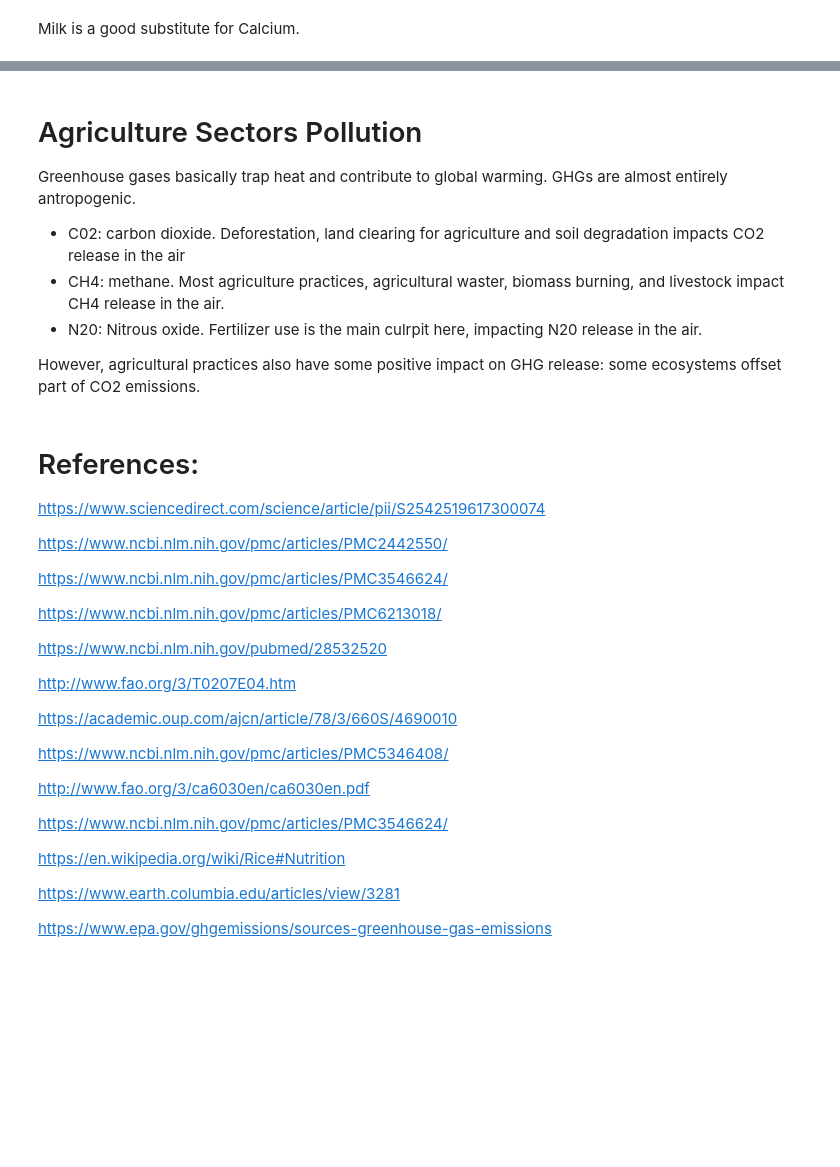
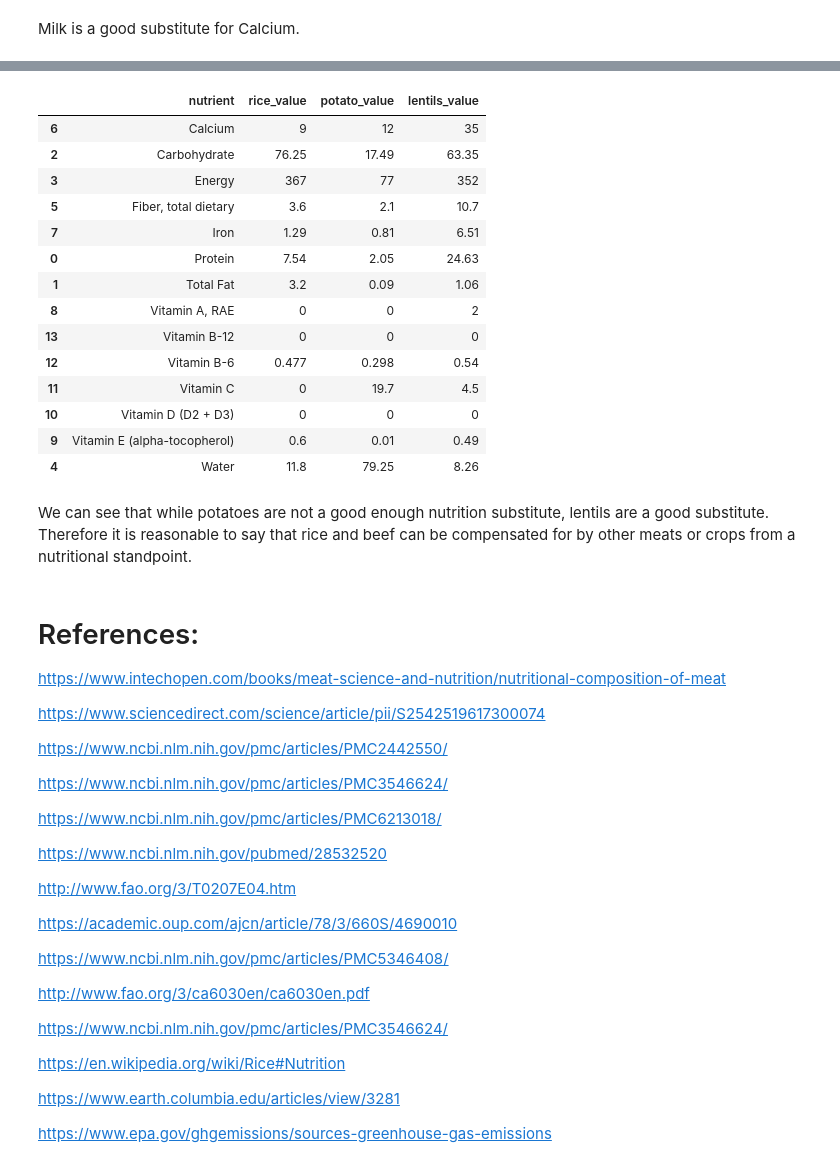
Before and after one commit to ChatPerche/ADA_Project, a Jupyter notebook: notebooks/nutrient_explanation.ipynb, the cells around one changed output, grey strips where cells are left out. Saved outputs shown, nothing was run; the diff lists cells and outputs as text; code cells hidden in the pictures; blank space fills up the shorter version.

Commit message:
rice vs. other

```diff
--- a/notebooks/nutrient_explanation.ipynb
+++ b/notebooks/nutrient_explanation.ipynb
@@ -236,15 +186,35 @@ fertilizers. Rice yields good energy, protein and carbohydrate nutritive value,
-# %% [markdown]
-# Agriculture Sectors Pollution
-
-
-Greenhouse gases basically trap heat and contribute to global warming. GHGs are almost entirely antropogenic.
-- C02: carbon dioxide. Deforestation, land clearing for agriculture and soil degradation impacts CO2 release in the air
-- CH4: methane. Most agriculture practices, agricultural waster, biomass burning, and livestock impact CH4 release in the air.
-- N20: Nitrous oxide. Fertilizer use is the main culrpit here, impacting N20 release in the air.
-
-However, agricultural practices also have some positive impact on GHG release: some ecosystems offset part of CO2 emissions.
+# %%
+potatoes = food_nutrient[food_nutrient.ingredient.str.contains("Potatoes")&(food_nutrient.ingredient.str.contains("raw"))]
+potatoes = potatoes[potatoes.nutrient.isin(selected_nutrients)].rename({"value":"potato_value"},axis = 1).drop("ingredient",axis = 1)
+rice = food_nutrient[food_nutrient.ingredient.str.contains("Rice, brown")&(food_nutrient.ingredient.str.contains("raw"))]
+rice = rice[rice.nutrient.isin(selected_nutrients)].rename({"value":"rice_value"},axis = 1).drop("ingredient", axis = 1)
+lentils = food_nutrient[food_nutrient.ingredient.str.contains("Lentils, raw")]
+lentils = lentils[lentils.nutrient.isin(selected_nutrients)].rename({"value":"lentils_value"},axis = 1).drop("ingredient", axis = 1)
+both_crops = rice.merge(potatoes, on = "nutrient").merge(lentils, on = "nutrient").sort_values("nutrient")
+both_crops.style.background_gradient(cmap='Reds', low=0, high=1, axis =1,)
+# %% [output]
+|  | nutrient | rice_value | potato_value | lentils_value |
+| 6 | Calcium | 9 | 12 | 35 |
+| 2 | Carbohydrate | 76.25 | 17.49 | 63.35 |
+| 3 | Energy | 367 | 77 | 352 |
+| 5 | Fiber, total dietary | 3.6 | 2.1 | 10.7 |
+| 7 | Iron | 1.29 | 0.81 | 6.51 |
+| 0 | Protein | 7.54 | 2.05 | 24.63 |
+| 1 | Total Fat | 3.2 | 0.09 | 1.06 |
+| 8 | Vitamin A, RAE | 0 | 0 | 2 |
+| 13 | Vitamin B-12 | 0 | 0 | 0 |
+| 12 | Vitamin B-6 | 0.477 | 0.298 | 0.54 |
+| 11 | Vitamin C | 0 | 19.7 | 4.5 |
+| 10 | Vitamin D (D2 + D3) | 0 | 0 | 0 |
+| 9 | Vitamin E (alpha-tocopherol) | 0.6 | 0.01 | 0.49 |
+| 4 | Water | 11.8 | 79.25 | 8.26 |
+# %% [markdown]
+We can see that while potatoes are not a good enough nutrition substitute, lentils are a good substitute.
+Therefore it is reasonable to say that rice and beef can be compensated for by other meats or crops from a nutritional standpoint.
 # %% [markdown]
 # References:
+
+https://www.intechopen.com/books/meat-science-and-nutrition/nutritional-composition-of-meat
 
 https://www.sciencedirect.com/science/article/pii/S2542519617300074
 
```
Also changed, not shown: parts of 17 cells of this notebook.
